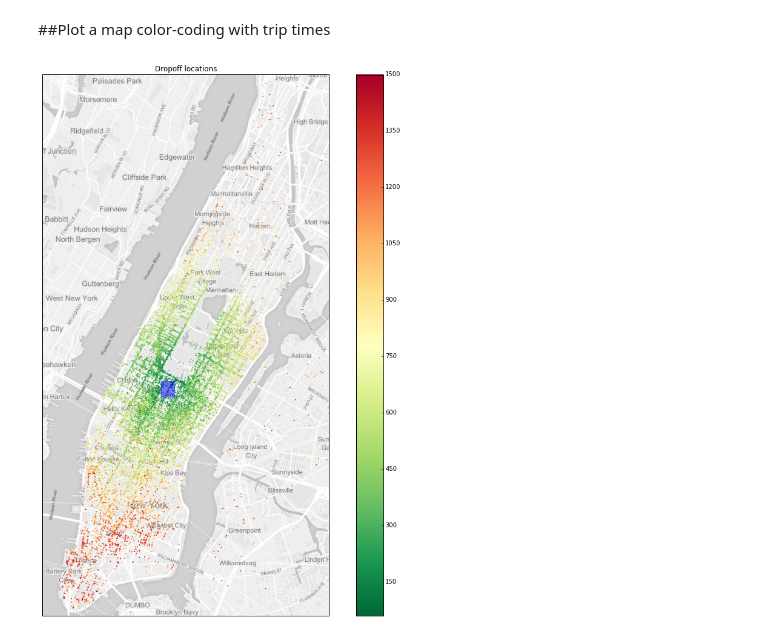
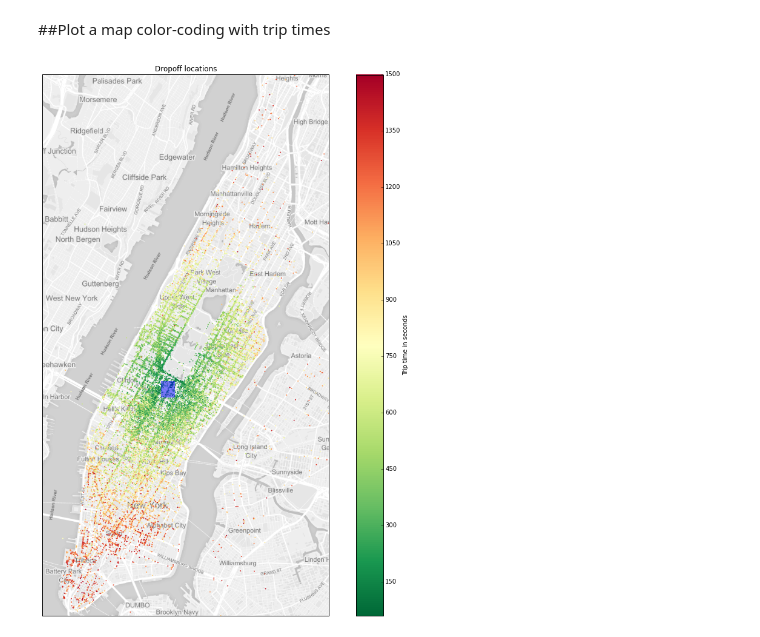
Before and after one commit to yuanchenyang/taxi_data, a Jupyter notebook: ipynb/TaxiDataAnalysis.ipynb, the cells around one changed output. Drawn from its saved outputs; the diff is of its cells as text; code cells hidden in the pictures.

Commit message:
Added label to plot

```diff
--- a/ipynb/TaxiDataAnalysis.ipynb
+++ b/ipynb/TaxiDataAnalysis.ipynb
@@ -61,32 +61,32 @@ mapbox_mapid = 'chenyang.e39eae3e'
 tiles = MapboxTiles(mapbox_token, mapbox_mapid)
 plt.figure(figsize=(16, 16))
 
 # Use the tile's projection for the underlying map.
 ax = plt.axes(projection=tiles.crs)
 
 # Specify a region of interest, in this case, Manhattan.
 ax.set_extent([-74.025, -73.92, 40.70, 40.85],
               ccrs.PlateCarree())
 
 # Add the tiles at zoom level 13.
 ax.add_image(tiles, 13)
 
 # Plot destinations, color coded by travel times
 sc = ax.scatter(dropoff_lon, dropoff_lat,
                 marker='.', s=15, lw=0,
                 c=trip_time, cmap=cm.RdYlGn_r,
                 transform=ccrs.PlateCarree())
 
 # Plot the origin area
 from matplotlib.patches import Rectangle
 ax.add_patch(Rectangle((LON_MIN, LAT_MIN), LON_MAX-LON_MIN, LAT_MAX-LAT_MIN,
                        facecolor="blue", alpha=0.5, lw=0,
                        transform=ccrs.PlateCarree()))
 
 # Scale and labels
-plt.colorbar(sc)
+plt.colorbar(sc).set_label('Trip time in seconds')
 plt.title('Dropoff locations')
 
 plt.show()
 # %% [output]
-[figure, old version]
+[figure, new version]
```
